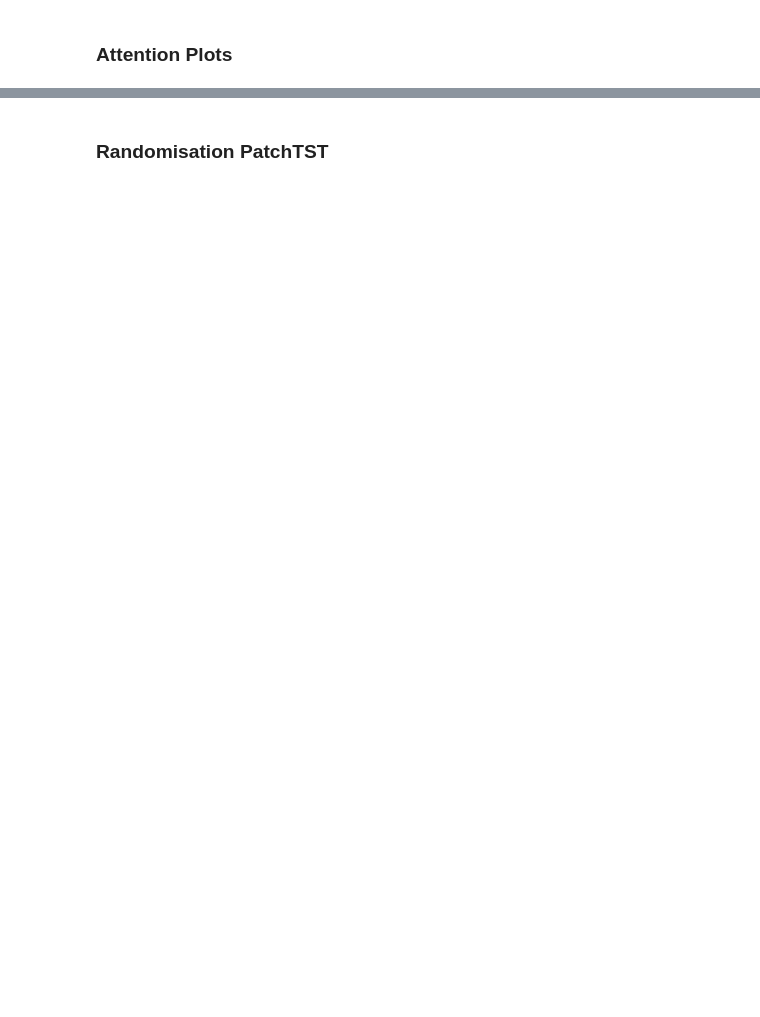
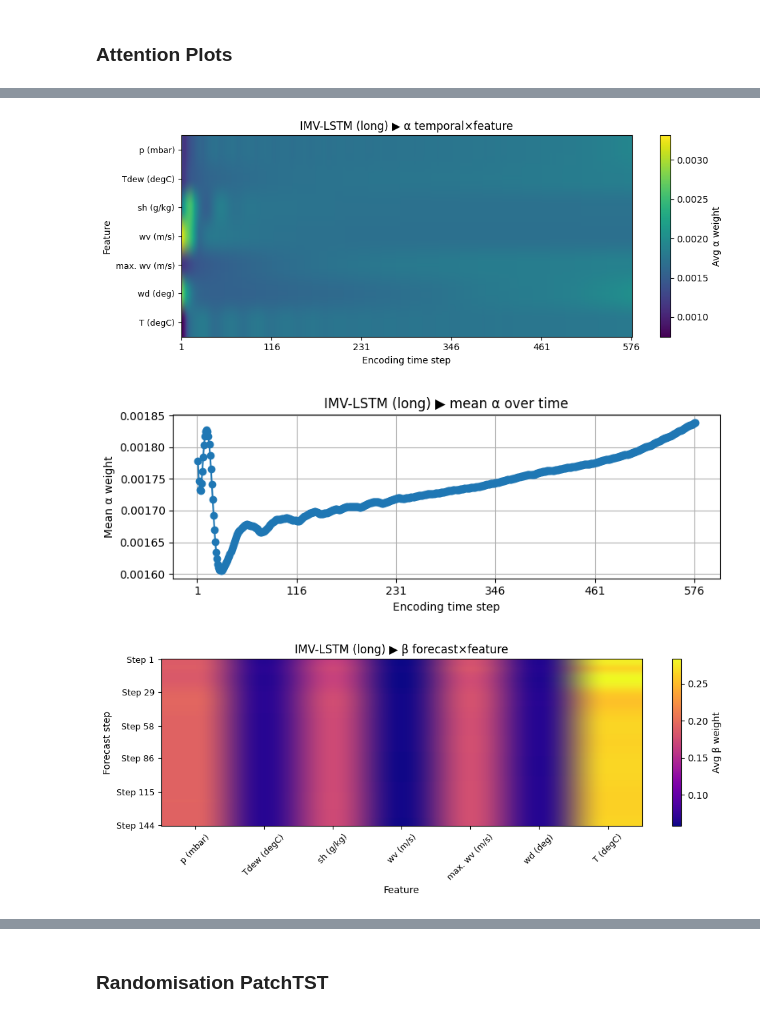
Before and after one commit to Michilaubi/XAI, a Jupyter notebook: PatchTST_supervised/Final Notebook.ipynb, the cells around one changed output, grey strips where cells are left out. Cells and saved outputs as stored; diff of their text form; code cells hidden in the pictures; blank space fills up the shorter version.

```diff
--- a/PatchTST_supervised/Final Notebook.ipynb
+++ b/PatchTST_supervised/Final Notebook.ipynb
@@ -520,0 +938,12 @@ for run_name, params in runs.items():
+# %%
+plot_imv_saved_attention(
+    attn_dir      = "IMV_weather_576_144/attention_test",
+    seq_len       = 576,
+    pred_len      = 144,
+    feature_names = cols_weather_multi,
+    run_name      = "long"
+)
+# %% [output]
+[figure, added]
+[figure, added]
+[figure, added]
```
Also changed, not shown: parts of 31 cells of this notebook, 6 other files.
